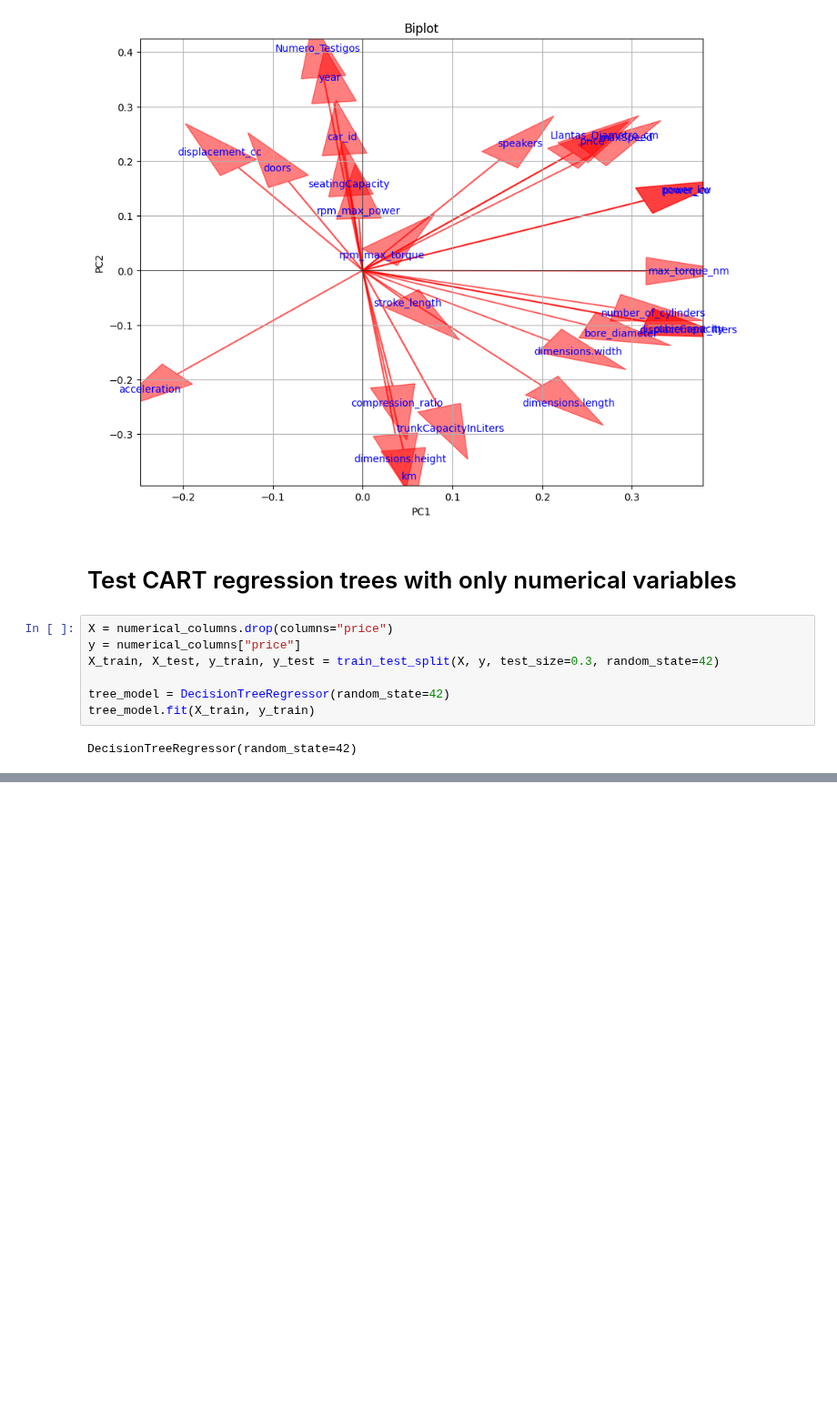
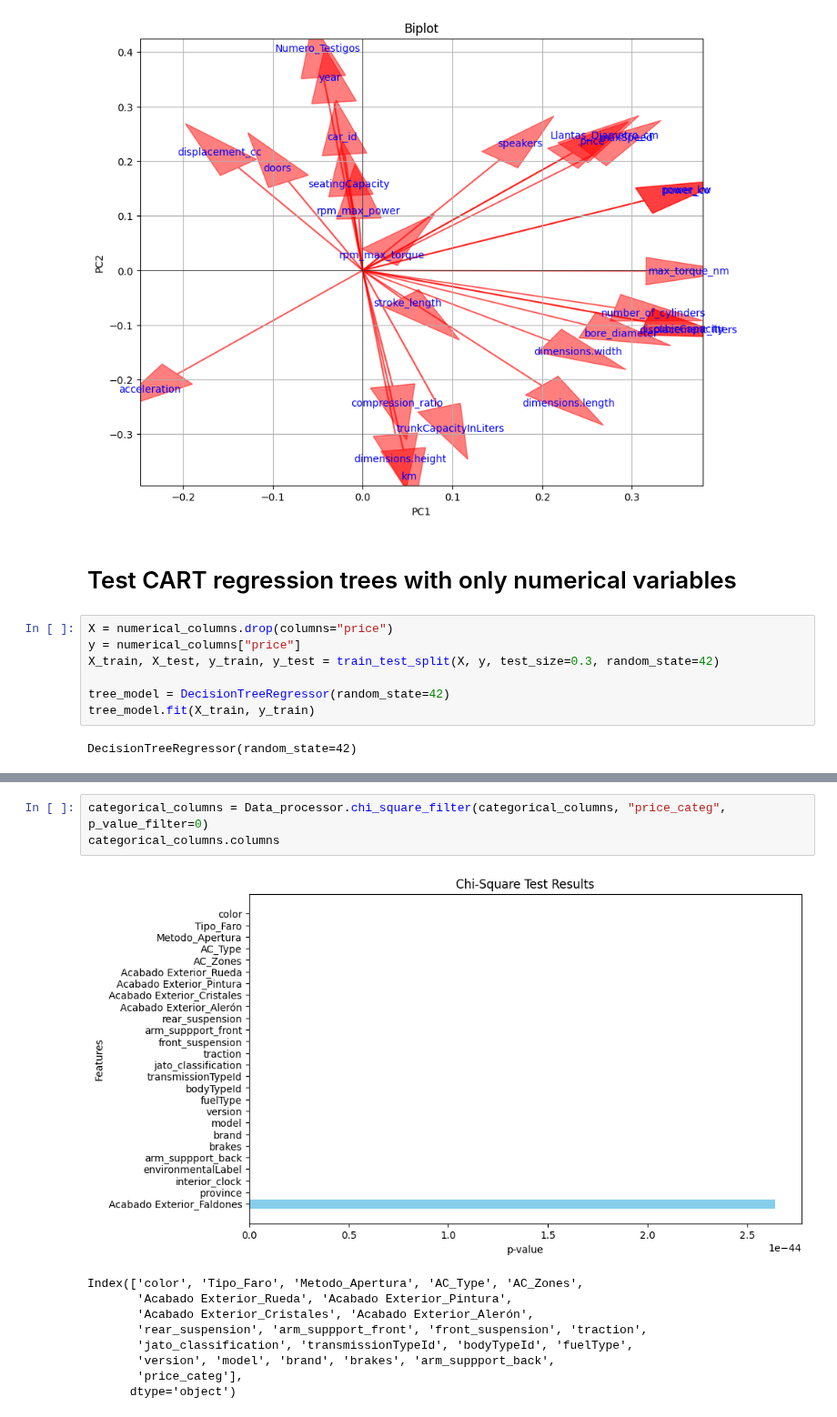
Before and after one commit to Lingfeng555/Cars_Price_Prediction, a Jupyter notebook: Trees/combustion.ipynb, the cells around one changed output, grey strips where cells are left out. Shown at 91% size. Saved outputs shown, nothing was run; the diff lists cells and outputs as text; blank space fills up the shorter version.

```diff
--- a/Trees/combustion.ipynb
+++ b/Trees/combustion.ipynb
@@ -257,0 +306,13 @@ evaluator.eval_regression(y_pred, y_test)
+# %%
+categorical_columns = Data_processor.chi_square_filter(categorical_columns, "price_categ", p_value_filter=0)
+categorical_columns.columns
+# %% [output]
+[figure, added]
+Index(['color', 'Tipo_Faro', 'Metodo_Apertura', 'AC_Type', 'AC_Zones',
+       'Acabado Exterior_Rueda', 'Acabado Exterior_Pintura',
+       'Acabado Exterior_Cristales', 'Acabado Exterior_Alerón',
+       'rear_suspension', 'arm_suppport_front', 'front_suspension', 'traction',
+       'jato_classification', 'transmissionTypeId', 'bodyTypeId', 'fuelType',
+       'version', 'model', 'brand', 'brakes', 'arm_suppport_back',
+       'price_categ'],
+      dtype='object')
```
Also changed, not shown: parts of 5 cells of this notebook.
